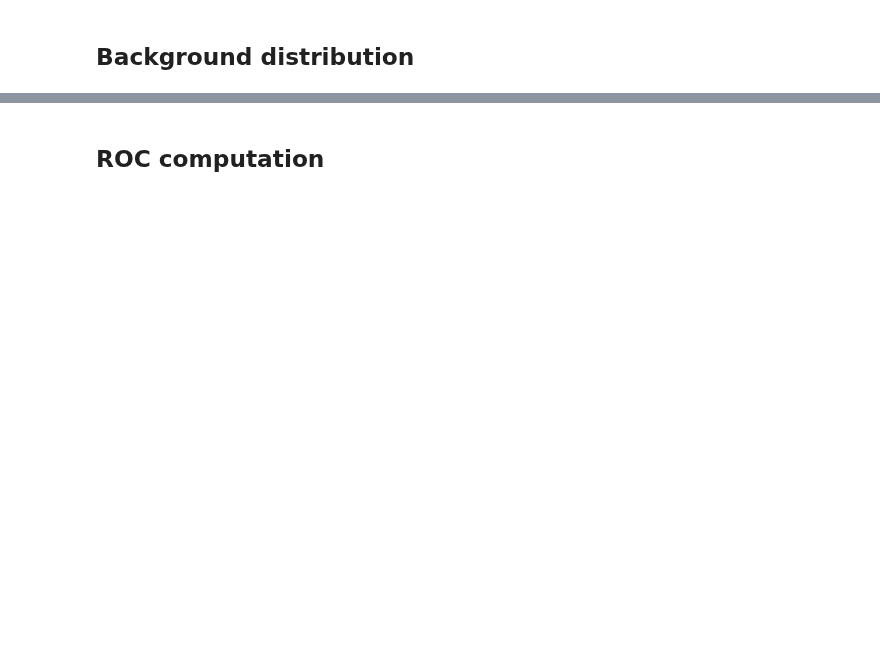
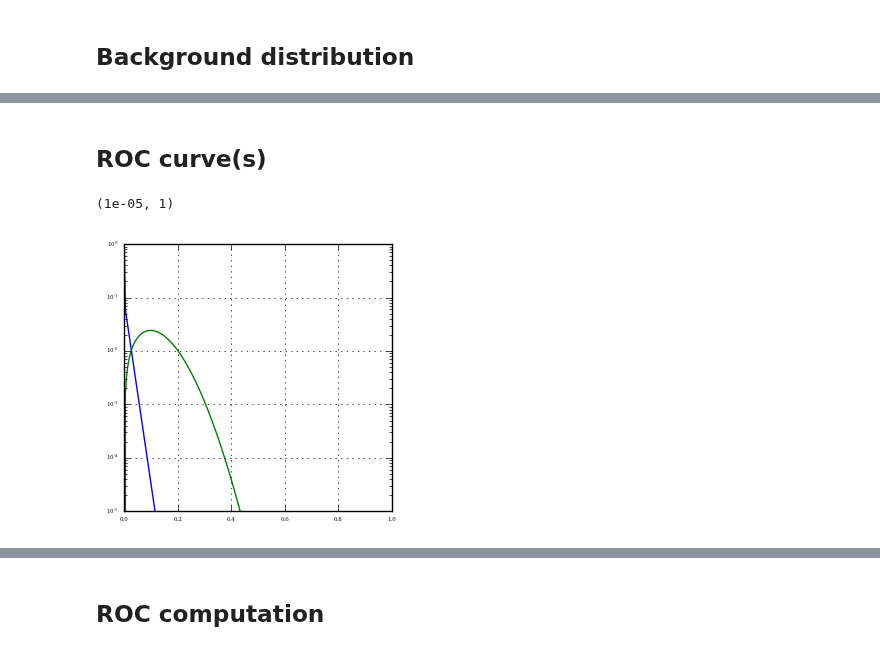
Before and after one commit to pvazteixeira/multibeam, a Jupyter notebook: dev/feature-mixture-model.ipynb, the cells around one changed output, grey strips where cells are left out. Saved outputs shown, nothing was run; the diff lists cells and outputs as text; code cells hidden in the pictures; blank space fills up the shorter version.

```diff
--- a/dev/feature-mixture-model.ipynb
+++ b/dev/feature-mixture-model.ipynb
@@ -191,0 +295,40 @@ def grid_search_fit(x, h_test,N=100):
+# %% [markdown]
+## ROC curve(s)
+# %%
+def background_pmf(x, pi1, l1):
+    # zero bias
+    p0 = np.zeros_like(x)
+    p0[0]=1
+
+    # background
+    p1 = expon.pdf(x,0,l1)
+    p1/=np.sum(p1)
+
+    # mixture
+    p = (1-pi1)*p0 + pi1*p1
+    p/=np.sum(p)
+    return p
+
+def object_pmf(x, l):
+    # object
+    p = rayleigh.pdf(x,0,l)
+    p/=np.sum(p)
+    return p
+# %%
+# 4 - propeller
+# pmf_bg = background_pmf(x, .300, 1.0/30.2 )
+# pmf_o  = object_pmf(x, 0.139)
+
+# 5 - hull
+pmf_bg = background_pmf(x, .304, 1.0/78.3 )
+pmf_o  = object_pmf(x, 0.098)
+
+plt.figure(figsize=(3.45,3.45))
+plt.plot(x, pmf_bg)
+plt.plot(x, pmf_o)
+plt.yscale('log')
+plt.grid()
+plt.ylim([1e-5,1])
+# %% [output]
+(1e-05, 1)
+[figure, added]
```
Also changed, not shown: parts of 46 cells of this notebook, 3 other files.
